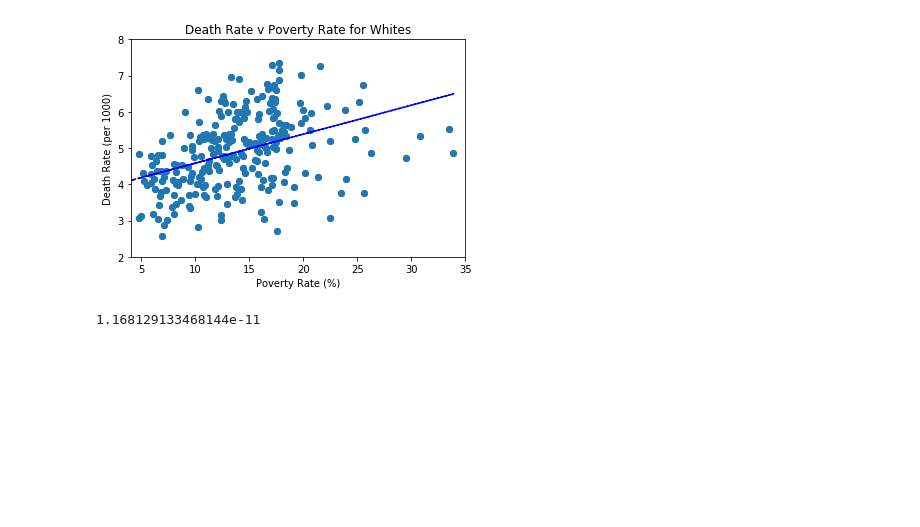
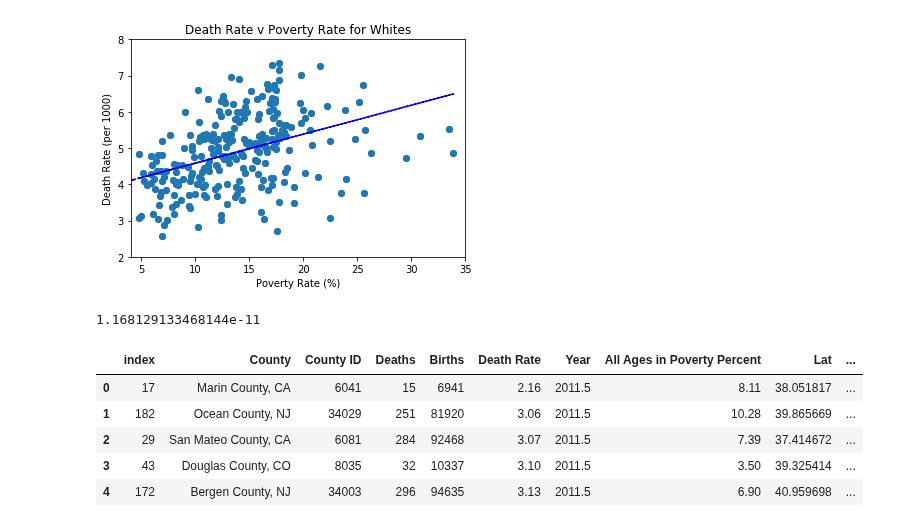
Before and after one commit to jasminajovanovic/IMR, a Jupyter notebook: Poverty.ipynb, the cells around one changed output. Saved outputs shown, nothing was run; the diff lists cells and outputs as text; code cells hidden in the pictures; blank space fills up the shorter version.

```diff
--- a/Poverty.ipynb
+++ b/Poverty.ipynb
@@ -45,7 +45,7 @@ poverty_group.head()
 | 1009 | 2011.5 | 15.19 |
 # %%
 #read table of lat/lng cooridnates for counties
-location_df = pd.read_csv('2017_counties.csv', encoding="ISO-8859-1")
+location_df = pd.read_csv('datafiles/2017_counties.csv', encoding="ISO-8859-1")
 # %%
 location_df = location_df.rename(columns={'GEOID': "County ID","INTPTLAT": "Lat","INTPTLONG": "Lng"})
 # %%
@@ -543,0 +549,9 @@ p_value
+# %%
+regress_df.head()
+# %% [output]
+|  | index | County | County ID | Deaths | Births | Death Rate | Year | All Ages in Poverty Percent | Lat | ... |
+| 0 | 17 | Marin County, CA | 6041 | 15 | 6941 | 2.16 | 2011.5 | 8.11 | 38.051817 | ... |
+| 1 | 182 | Ocean County, NJ | 34029 | 251 | 81920 | 3.06 | 2011.5 | 10.28 | 39.865669 | ... |
+| 2 | 29 | San Mateo County, CA | 6081 | 284 | 92468 | 3.07 | 2011.5 | 7.39 | 37.414672 | ... |
+| 3 | 43 | Douglas County, CO | 8035 | 32 | 10337 | 3.10 | 2011.5 | 3.50 | 39.325414 | ... |
+| 4 | 172 | Bergen County, NJ | 34003 | 296 | 94635 | 3.13 | 2011.5 | 6.90 | 40.959698 | ... |
```
Also changed, not shown: parts of 21 cells of this notebook, 1 other file.
